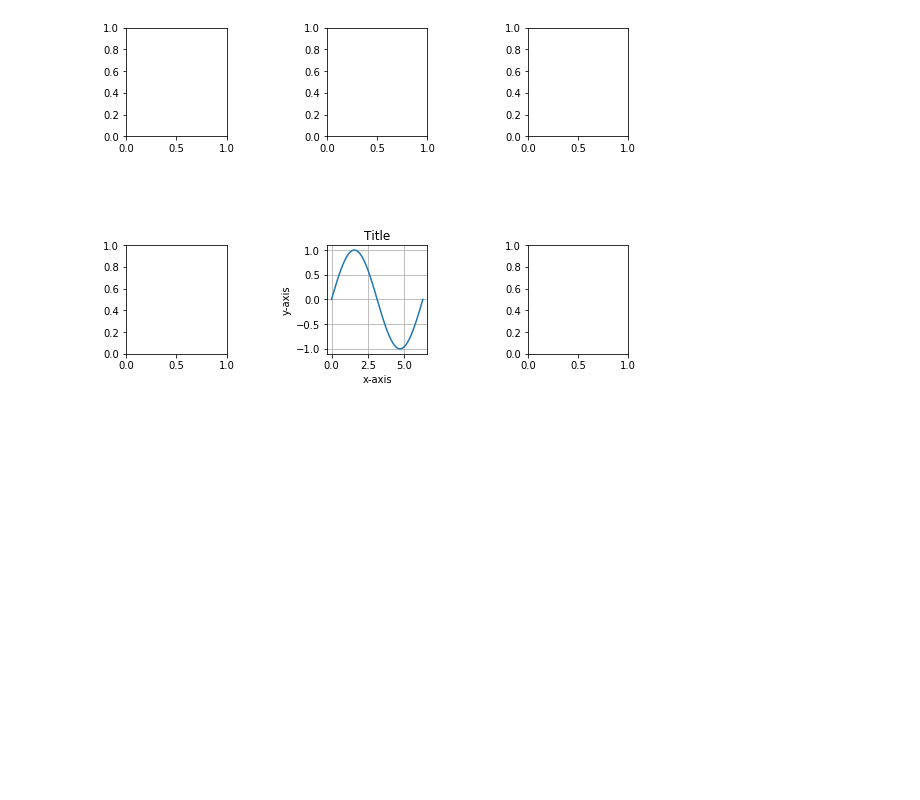
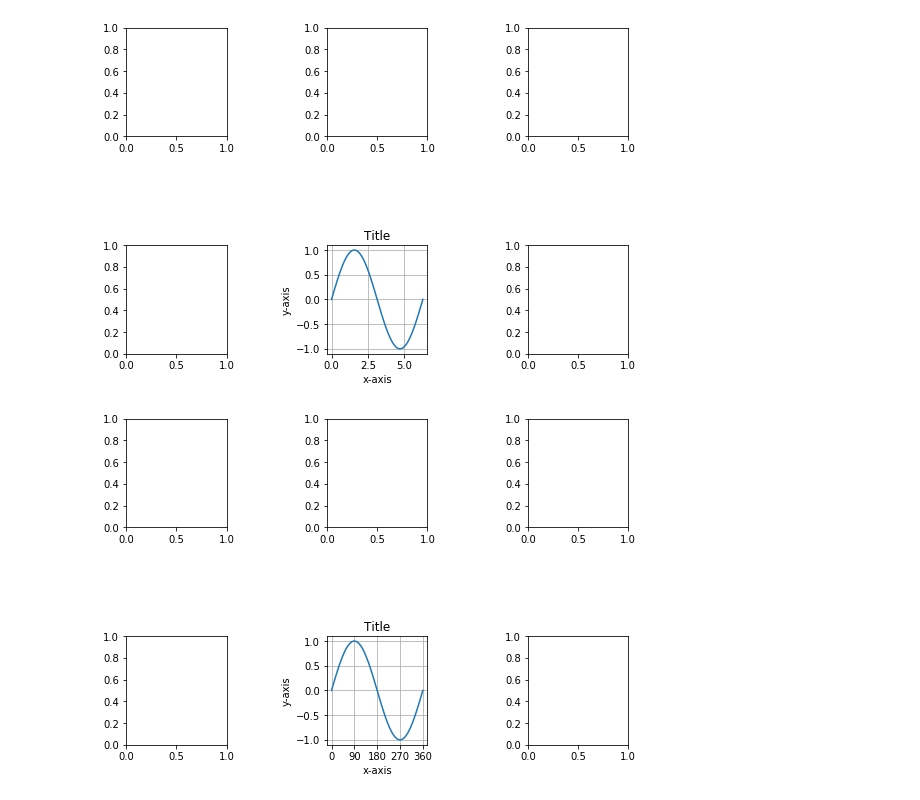
Before and after one commit to aki-06/AI_Academy, a Jupyter notebook: 20180219.ipynb, the cells around one changed output. Cells and saved outputs as stored; diff of their text form; code cells hidden in the pictures; blank space fills up the shorter version.

Commit message:
サブプロット内のグラフの軸に目盛りを設定する

```diff
--- a/20180219.ipynb
+++ b/20180219.ipynb
@@ -89,3 +89,38 @@ for i in range(6):
 plt.show()
 # %% [output]
 [figure]
+# %%
+# サブプロット内のグラフの軸に目盛りを設定する
+import numpy as np
+import matplotlib.pyplot as plt
+
+x = np.linspace(0, 2*np.pi)
+y = np.sin(x)
+
+labels = ['0', '90', '180', '270', '360']
+positions = [0, np.pi/2, np.pi, np.pi*3/2, np.pi*2]
+
+fig = plt.figure(figsize=(9, 6))
+ax = fig.add_subplot(2, 3, 5)
+
+plt.subplots_adjust(wspace=1, hspace=1)
+
+ax.set_title('Title')
+ax.set_xlabel('x-axis')
+ax.set_ylabel('y-axis')
+ax.grid(True)
+
+ax.set_xticks(positions)
+ax.set_xticklabels(labels)
+
+plt.plot(x, y)
+
+# axi = []
+for i in range(6):
+    if i == 4:
+        continue
+    fig.add_subplot(2, 3, i+1)
+
+plt.show()
+# %% [output]
+[figure, added]
```
